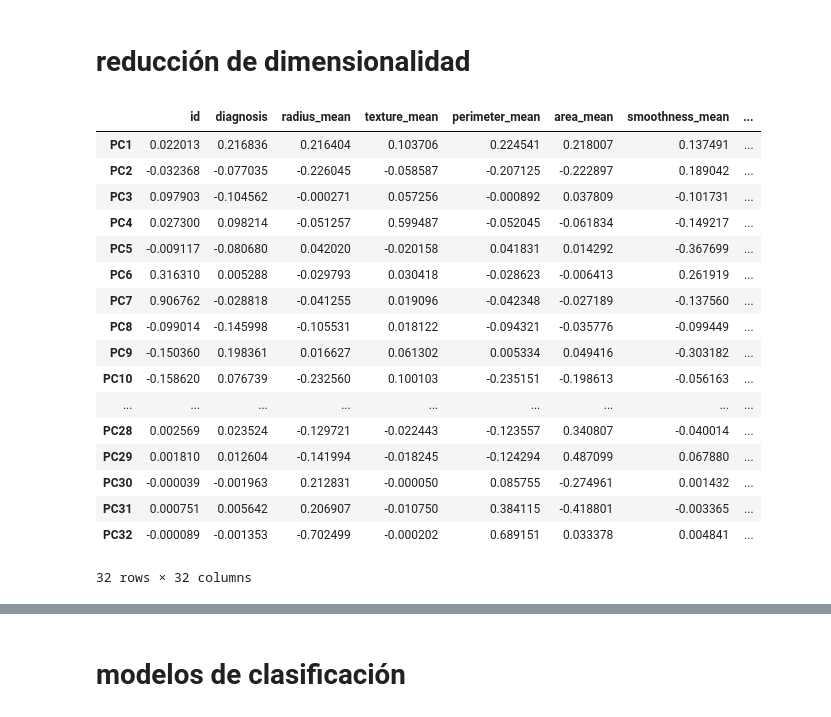
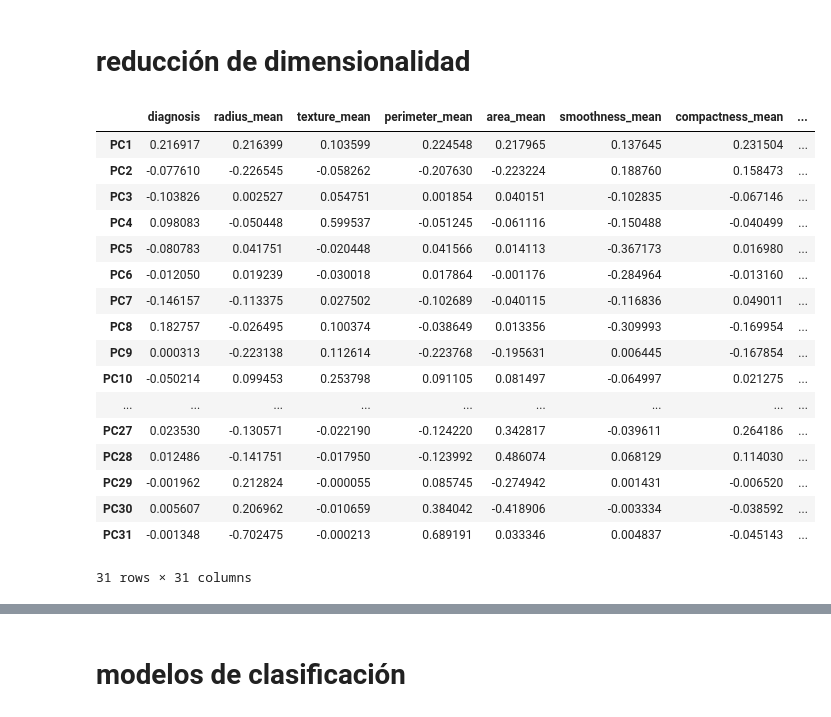
Before and after one commit to alvarxo/mat2841_portfolio, a Jupyter notebook: labs/lab_10_alvaro.ipynb, the cells around one changed output, grey strips where cells are left out. Cells and saved outputs as stored; diff of their text form; code cells hidden in the pictures.

```diff
--- a/labs/lab_10_alvaro.ipynb
+++ b/labs/lab_10_alvaro.ipynb
@@ -107,6 +107,8 @@ df_info
 # %%
 from sklearn.preprocessing import StandardScaler
 
+
+df.set_index('id', inplace = True)
 scaler = StandardScaler()
 columns = df.columns
 df[columns] = scaler.fit_transform(df[columns])
@@ -158,29 +161,29 @@ modelo_pca = pca_pipe.named_steps['pca']
 # %%
 # Se combierte el array a dataframe para añadir nombres a los ejes.
 pd.DataFrame(
     data    = modelo_pca.components_,
     columns = df.columns,
-    index = ['PC1', 'PC2', 'PC3', 'PC4','PC5', 'PC6', 'PC7', 'PC8','PC9', 'PC10', 'PC11', 'PC12','PC13', 'PC14', 'PC15', 'PC16', 'PC17', 'PC18', 'PC19','PC20','PC21', 'PC22', 'PC23', 'PC24','PC25','PC26', 'PC27', 'PC28', 'PC29','PC30','PC31','PC32']
+    index = ['PC1', 'PC2', 'PC3', 'PC4','PC5', 'PC6', 'PC7', 'PC8','PC9', 'PC10', 'PC11', 'PC12','PC13', 'PC14', 'PC15', 'PC16', 'PC17', 'PC18', 'PC19','PC20','PC21', 'PC22', 'PC23', 'PC24','PC25','PC26', 'PC27', 'PC28', 'PC29','PC30','PC31']
 )
 # %% [output]
-|  | id | diagnosis | radius_mean | texture_mean | perimeter_mean | area_mean | smoothness_mean | ... |
-| PC1 | 0.022013 | 0.216836 | 0.216404 | 0.103706 | 0.224541 | 0.218007 | 0.137491 | ... |
-| PC2 | -0.032368 | -0.077035 | -0.226045 | -0.058587 | -0.207125 | -0.222897 | 0.189042 | ... |
-| PC3 | 0.097903 | -0.104562 | -0.000271 | 0.057256 | -0.000892 | 0.037809 | -0.101731 | ... |
-| PC4 | 0.027300 | 0.098214 | -0.051257 | 0.599487 | -0.052045 | -0.061834 | -0.149217 | ... |
-| PC5 | -0.009117 | -0.080680 | 0.042020 | -0.020158 | 0.041831 | 0.014292 | -0.367699 | ... |
-| PC6 | 0.316310 | 0.005288 | -0.029793 | 0.030418 | -0.028623 | -0.006413 | 0.261919 | ... |
-| PC7 | 0.906762 | -0.028818 | -0.041255 | 0.019096 | -0.042348 | -0.027189 | -0.137560 | ... |
-| PC8 | -0.099014 | -0.145998 | -0.105531 | 0.018122 | -0.094321 | -0.035776 | -0.099449 | ... |
-| PC9 | -0.150360 | 0.198361 | 0.016627 | 0.061302 | 0.005334 | 0.049416 | -0.303182 | ... |
-| PC10 | -0.158620 | 0.076739 | -0.232560 | 0.100103 | -0.235151 | -0.198613 | -0.056163 | ... |
+|  | diagnosis | radius_mean | texture_mean | perimeter_mean | area_mean | smoothness_mean | compactness_mean | ... |
+| PC1 | 0.216917 | 0.216399 | 0.103599 | 0.224548 | 0.217965 | 0.137645 | 0.231504 | ... |
+| PC2 | -0.077610 | -0.226545 | -0.058262 | -0.207630 | -0.223224 | 0.188760 | 0.158473 | ... |
+| PC3 | -0.103826 | 0.002527 | 0.054751 | 0.001854 | 0.040151 | -0.102835 | -0.067146 | ... |
+| PC4 | 0.098083 | -0.050448 | 0.599537 | -0.051245 | -0.061116 | -0.150488 | -0.040499 | ... |
+| PC5 | -0.080783 | 0.041751 | -0.020448 | 0.041566 | 0.014113 | -0.367173 | 0.016980 | ... |
+| PC6 | -0.012050 | 0.019239 | -0.030018 | 0.017864 | -0.001176 | -0.284964 | -0.013160 | ... |
+| PC7 | -0.146157 | -0.113375 | 0.027502 | -0.102689 | -0.040115 | -0.116836 | 0.049011 | ... |
+| PC8 | 0.182757 | -0.026495 | 0.100374 | -0.038649 | 0.013356 | -0.309993 | -0.169954 | ... |
+| PC9 | 0.000313 | -0.223138 | 0.112614 | -0.223768 | -0.195631 | 0.006445 | -0.167854 | ... |
+| PC10 | -0.050214 | 0.099453 | 0.253798 | 0.091105 | 0.081497 | -0.064997 | 0.021275 | ... |
 | ... | ... | ... | ... | ... | ... | ... | ... | ... |
-| PC28 | 0.002569 | 0.023524 | -0.129721 | -0.022443 | -0.123557 | 0.340807 | -0.040014 | ... |
-| PC29 | 0.001810 | 0.012604 | -0.141994 | -0.018245 | -0.124294 | 0.487099 | 0.067880 | ... |
-| PC30 | -0.000039 | -0.001963 | 0.212831 | -0.000050 | 0.085755 | -0.274961 | 0.001432 | ... |
-| PC31 | 0.000751 | 0.005642 | 0.206907 | -0.010750 | 0.384115 | -0.418801 | -0.003365 | ... |
-| PC32 | -0.000089 | -0.001353 | -0.702499 | -0.000202 | 0.689151 | 0.033378 | 0.004841 | ... |
+| PC27 | 0.023530 | -0.130571 | -0.022190 | -0.124220 | 0.342817 | -0.039611 | 0.264186 | ... |
+| PC28 | 0.012486 | -0.141751 | -0.017950 | -0.123992 | 0.486074 | 0.068129 | 0.114030 | ... |
+| PC29 | -0.001962 | 0.212824 | -0.000055 | 0.085745 | -0.274942 | 0.001431 | -0.006520 | ... |
+| PC30 | 0.005607 | 0.206962 | -0.010659 | 0.384042 | -0.418906 | -0.003334 | -0.038592 | ... |
+| PC31 | -0.001348 | -0.702475 | -0.000213 | 0.689191 | 0.033346 | 0.004837 | -0.045143 | ... |
-32 rows × 32 columns
+31 rows × 31 columns
 # %%
 # graficar varianza por componente
 percent_variance = np.round(modelo_pca.explained_variance_ratio_* 100, decimals =2)
```
Also changed, not shown: parts of 33 cells of this notebook, 1 other file.
